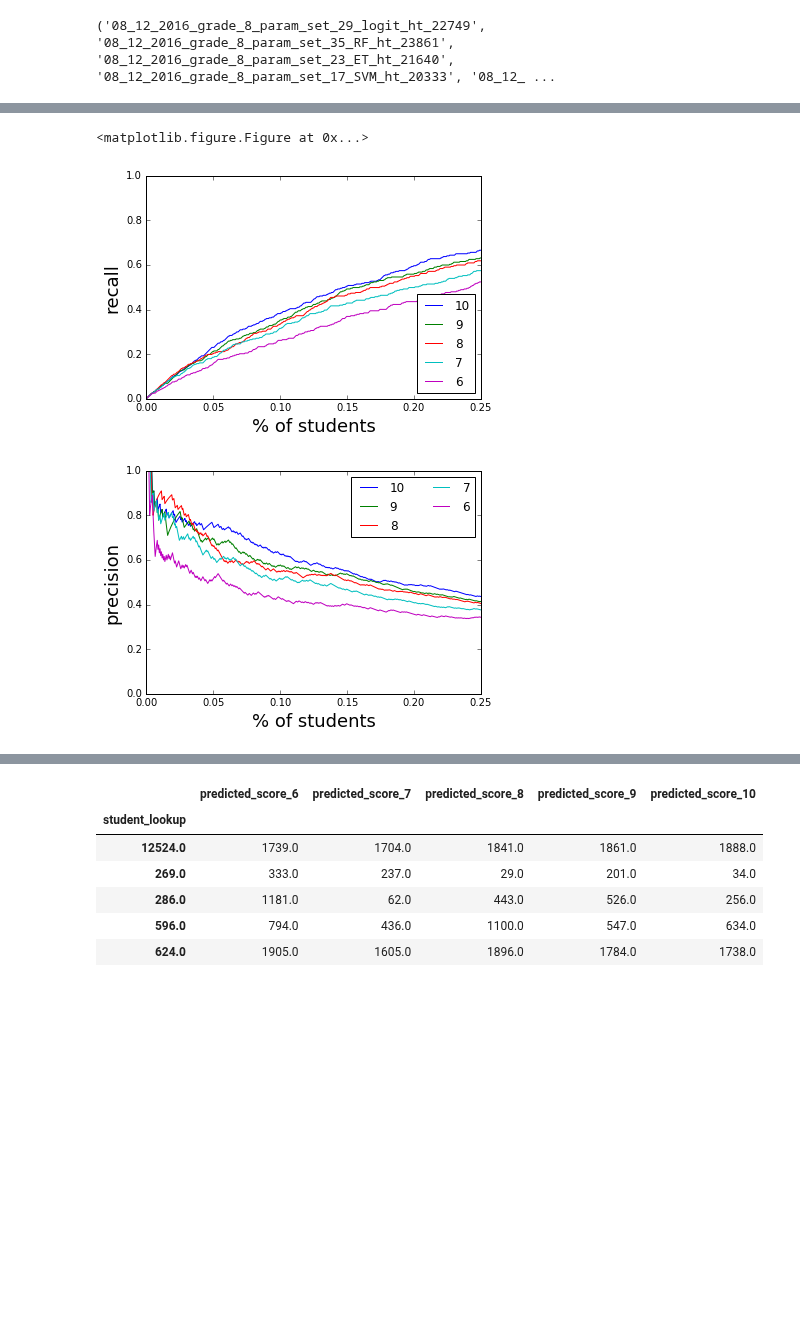
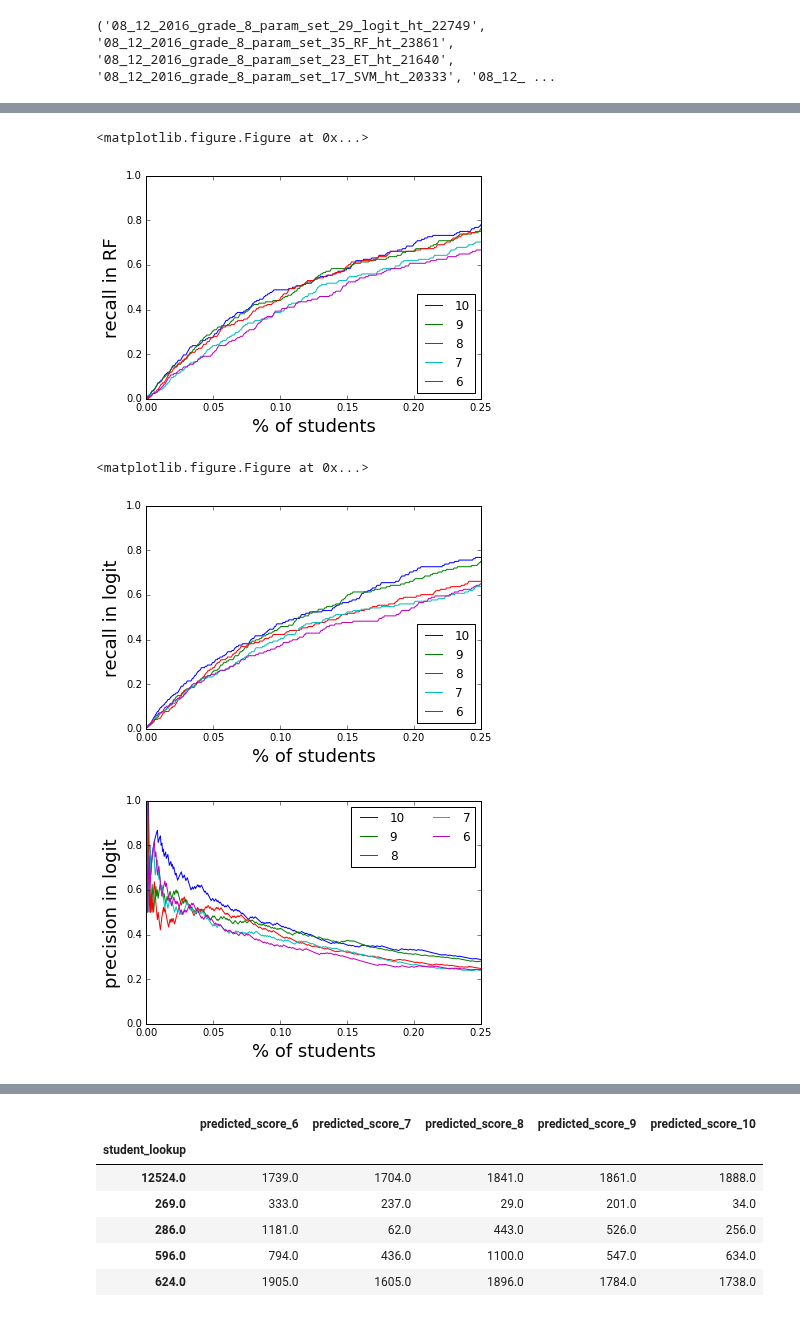
Before and after one commit to jgutman/mvesc, a Jupyter notebook: Models_Results/prediction_grade.ipynb, the cells around one changed output, grey strips where cells are left out. Saved outputs shown, nothing was run; the diff lists cells and outputs as text; code cells hidden in the pictures; blank space fills up the shorter version.

```diff
--- a/Models_Results/prediction_grade.ipynb
+++ b/Models_Results/prediction_grade.ipynb
@@ -164,33 +161,35 @@ grade 10
 # %%
 max_k = .25
-model = 'RF'
-plt.clf()
-fig1, ax1 = plt.subplots()
-fig2, ax2 = plt.subplots()
+for model in ['RF', 'logit']:
+    plt.clf()
+    fig1, ax1 = plt.subplots()
+    fig2, ax2 = plt.subplots()
 
-for gr in np.arange(10,5,-1):
-    plot_metric(scores['model']['predicted_score_{}'.format(gr)], y['model']['true_label_{}'.format(gr)], ax1, gr, max_k, 'recall')
-    plot_metric(scores['model']['predicted_score_{}'.format(gr)], y['model']['true_label_{}'.format(gr)], ax2, gr, max_k, 'precision')
+    for gr in np.arange(10,5,-1):
+        plot_metric(scores[model]['predicted_score_{}'.format(gr)], y[model]['true_label_{}'.format(gr)], ax1, gr, max_k, 'recall')
+        plot_metric(scores[model]['predicted_score_{}'.format(gr)], y[model]['true_label_{}'.format(gr)], ax2, gr, max_k, 'precision')
 
-plt.figure(fig1.number)
-ax1.legend(loc="lower right")
-ax1.set_xlabel("% of students", fontsize=18)
-ax1.set_ylabel('recall', fontsize=18)
-ax1.set_ylim([0,1])
-ax1.set_xlim([0,max_k])
-plt.savefig('recall_comparison.png')
+    plt.figure(fig1.number)
+    ax1.legend(loc="lower right")
+    ax1.set_xlabel("% of students", fontsize=18)
+    ax1.set_ylabel('recall in {}'.format(model), fontsize=18)
+    ax1.set_ylim([0,1])
+    ax1.set_xlim([0,max_k])
+    plt.savefig('recall_comparison_{}.png'.format(model))
 
-plt.figure(fig2.number)
-ax2.legend(loc="upper right", ncol=2)
-ax2.set_xlabel("% of students", fontsize=18)
-ax2.set_ylabel('precision', fontsize=18)
-ax2.set_ylim([0,1])
-ax2.set_xlim([0,max_k])
-plt.savefig('precision_comparison.png')
+    plt.figure(fig2.number)
+    ax2.legend(loc="upper right", ncol=2)
+    ax2.set_xlabel("% of students", fontsize=18)
+    ax2.set_ylabel('precision in {}'.format(model), fontsize=18)
+    ax2.set_ylim([0,1])
+    ax2.set_xlim([0,max_k])
+    plt.savefig('precision_comparison_{}.png'.format(model))
 # %% [output]
 <matplotlib.figure.Figure at 0x...>
-[figure, old version]
+[figure, new version]
+<matplotlib.figure.Figure at 0x...>
-[figure, old version]
+[figure, new version]
+[figure, added]
 # %%
 plt.clf()
 fig1, ax1 = plt.subplots()
```
Also changed, not shown: parts of 5 cells of this notebook, 1 other file.
